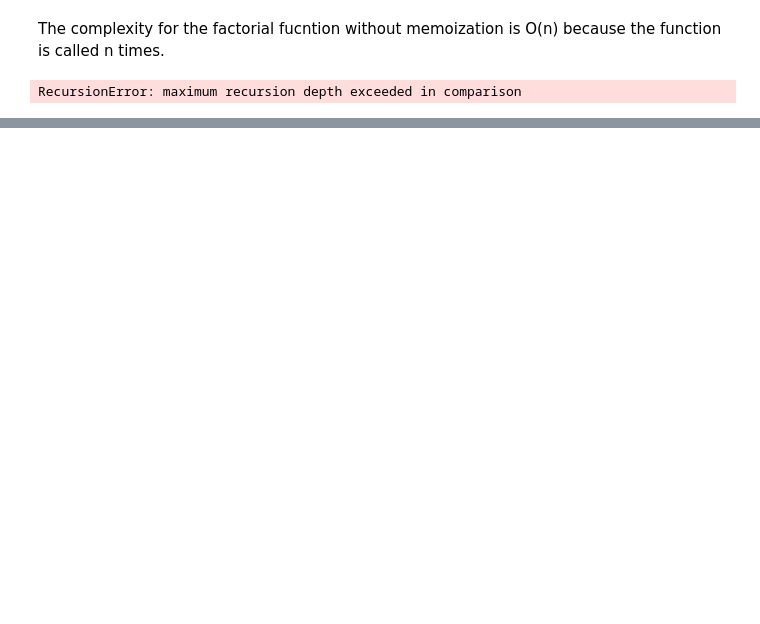
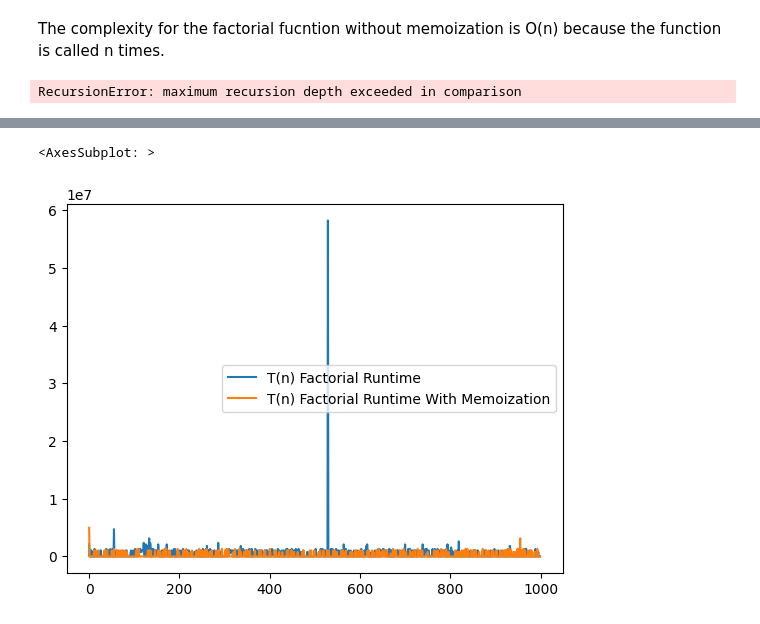
Before and after one commit to juanfranciscocis/Data-Structures, a Jupyter notebook: homework_3/hw3.ipynb, the cells around one changed output, grey strips where cells are left out. Cells and saved outputs as stored; diff of their text form; code cells hidden in the pictures; blank space fills up the shorter version.

```diff
--- a/homework_3/hw3.ipynb
+++ b/homework_3/hw3.ipynb
@@ -532,0 +543,4 @@ The complexity for the factorial function with memoization is O(n) because the f
+# %%
+df2 = pd.DataFrame(zip(factorialCalculationTime,factorialCalculationTimeWithMemoization))
+df2.columns = [ 'T(n) Factorial Runtime','T(n) Factorial Runtime With Memoization']
+df2
@@ -532,0 +561,5 @@ The complexity for the factorial function with memoization is O(n) because the f
+# %%
+df2.plot()
+# %% [output]
+<AxesSubplot: >
+[figure, added]
```
Also changed, not shown: parts of 21 cells of this notebook.
